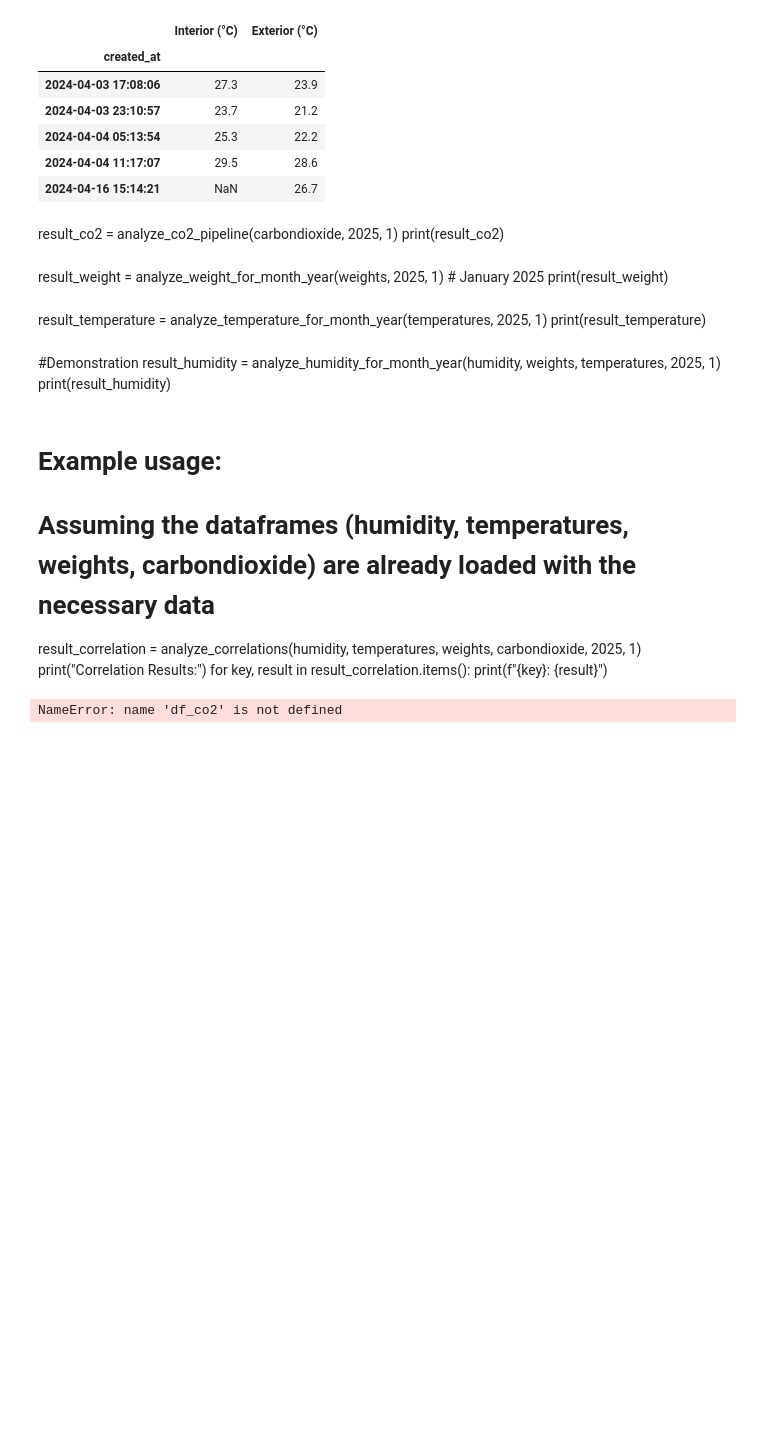
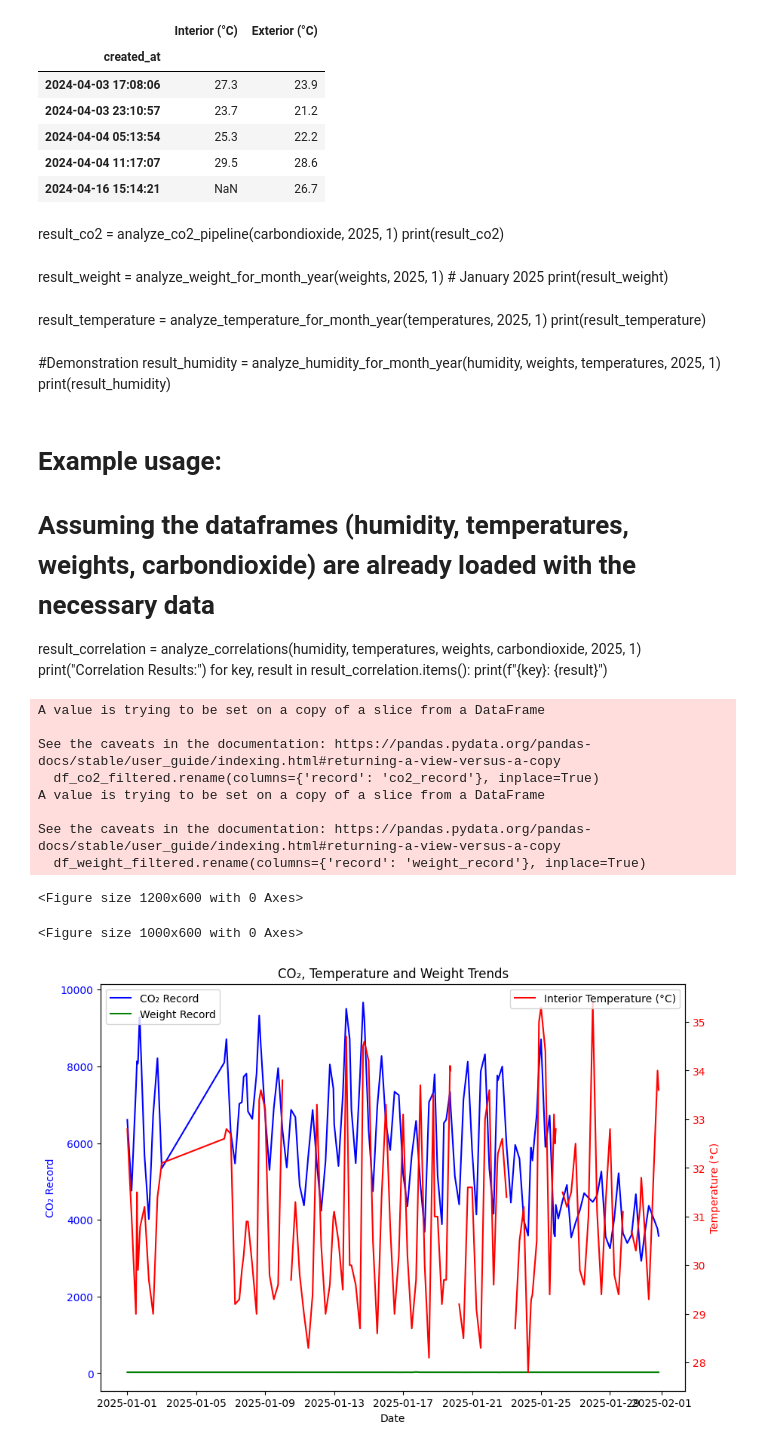
Before and after one commit to GeorgeLukaanya/GeorgeCode, a Jupyter notebook: reportnotebook.ipynb, the cells around one changed output. Drawn from its saved outputs; the diff is of its cells as text; code cells hidden in the pictures; blank space fills up the shorter version.

```diff
--- a/reportnotebook.ipynb
+++ b/reportnotebook.ipynb
@@ -241,7 +241,10 @@ def analyze_co2_pipeline(df, year, month):
     diurnal_variation = calculate_diurnal_variation(df_filtered)
     weekly_trend = calculate_weekly_trend(df_filtered)
     daily_trend = calculate_daily_trend(df_filtered)
-    anomalies = detect_anomalies(df_filtered, statistics["Mean CO₂"], statistics["Standard Deviation"])
+
+    # Fix: Use .assign to avoid SettingWithCopyWarning
+    df_filtered = df_filtered.assign(z_score=(df_filtered['record'] - statistics["Mean CO₂"]) / statistics["Standard Deviation"])
+    anomalies = df_filtered[pd.notna(df_filtered['z_score']) & (np.abs(df_filtered['z_score']) > 2)][['record']].to_dict(orient='records')
 
     # Save plots
     plot_monthly_trend(df_filtered, "co2_monthly_trend.png")
@@ -281,7 +284,7 @@ def analyze_weight_for_month_year(df, year, month):
     significant_fluctuations = daily_fluctuations[daily_fluctuations['fluctuation_range'] > 1]
 
     # Hourly patterns
-    hourly_trend = df_filtered.resample('H')['record'].mean()
+    hourly_trend = df_filtered.resample('h')['record'].mean()  # Fix: Use 'h' instead of 'H'
     daytime_weight = hourly_trend.between_time("06:00", "17:59")
     nighttime_weight = hourly_trend.between_time("18:00", "05:59")
     day_mean_weight = round(daytime_weight.mean(), 2)
@@ -543,6 +546,15 @@ class PDF(FPDF):
                 self.ln()
         self.ln()
 
+def clean_text(text):
+    """
+    Cleans text to ensure it is compatible with latin-1 encoding.
+    Replaces or removes unsupported Unicode characters.
+    """
+    if isinstance(text, str):
+        return text.encode('latin-1', errors='ignore').decode('latin-1')
+    return str(text)
+
 def generate_pdf(results, plots, year, month):
     pdf = PDF()
     pdf.add_page()
@@ -552,11 +564,28 @@ def generate_pdf(results, plots, year, month):
     pdf.cell(0, 10, "Table of Contents", 0, 1)
     pdf.set_font('Arial', '', 10)
     for section in results.keys():
-        pdf.cell(0, 10, section, 0, 1)
+        pdf.cell(0, 10, clean_text(section), 0, 1)
 
     # Add sections
     for section, content in results.items():
-        pdf.add_section(section, content, plots.get(section, []))
+        pdf.set_font('Arial', 'B', 12)
+        pdf.cell(0, 10, clean_text(section), 0, 1)
+        pdf.set_font('Arial', '', 10)
+
+        # Clean and add content
+        if isinstance(content, dict):
+            for key, value in content.items():
+                pdf.multi_cell(0, 10, clean_text(f"{key}: {value}"))
+        else:
+            pdf.multi_cell(0, 10, clean_text(str(content)))
+
+        # Add plots
+        if section in plots:
+            for plot in plots[section]:
+                pdf.image(plot, x=10, w=180)
+                pdf.ln()
+
+        pdf.ln()
 
     # Save PDF
     pdf.output(f"Monthly_Report_{year}_{month:02d}.pdf")
@@ -568,32 +597,42 @@ def main(df_co2, df_weight, df_temperature, df_humidity, year, month):
     temperature_results = analyze_temperature_for_month_year(df_temperature, year, month)
     humidity_results = analyze_humidity_for_month_year(df_humidity, df_weight, df_temperature, year, month)
     correlation_results = analyze_correlations(df_humidity, df_temperature, df_weight, df_co2, year, month)
 
     # Collect results
     results = {
         "CO₂ Analysis": co2_results,
         "Weight Analysis": weight_results,
         "Temperature Analysis": temperature_results,
         "Humidity Analysis": humidity_results,
         "Correlation Analysis": correlation_results
     }
 
     # Collect plots
     plots = {
         "CO₂ Analysis": ["co2_monthly_trend.png", "co2_diurnal_variation.png"],
         "Weight Analysis": ["weight_monthly_trend.png"],
         "Temperature Analysis": ["temperature_trend.png"],
         "Humidity Analysis": ["humidity_trend.png"],
         "Correlation Analysis": ["combined_trends.png", "correlation_heatmap.png"]
     }
 
     # Generate PDF
     generate_pdf(results, plots, year, month)
 
 
 if __name__ == "__main__":
     year = 2025
     month = 1
-    main(carbondioxide, weight, temperature, humidity, year, month)
+    main(carbondioxide, weights, temperatures, humidity, year, month)
 # %% [output]
-NameError: name 'df_co2' is not defined
+A value is trying to be set on a copy of a slice from a DataFrame
+
+See the caveats in the documentation: https://pandas.pydata.org/pandas-docs/stable/user_guide/indexing.html#returning-a-view-versus-a-copy
+  df_co2_filtered.rename(columns={'record': 'co2_record'}, inplace=True)
+A value is trying to be set on a copy of a slice from a DataFrame
+
+See the caveats in the documentation: https://pandas.pydata.org/pandas-docs/stable/user_guide/indexing.html#returning-a-view-versus-a-copy
+  df_weight_filtered.rename(columns={'record': 'weight_record'}, inplace=True)
+<Figure size 1200x600 with 0 Axes>
+<Figure size 1000x600 with 0 Axes>
+[figure, added]
```
Also changed, not shown: parts of 1 cell of this notebook.
